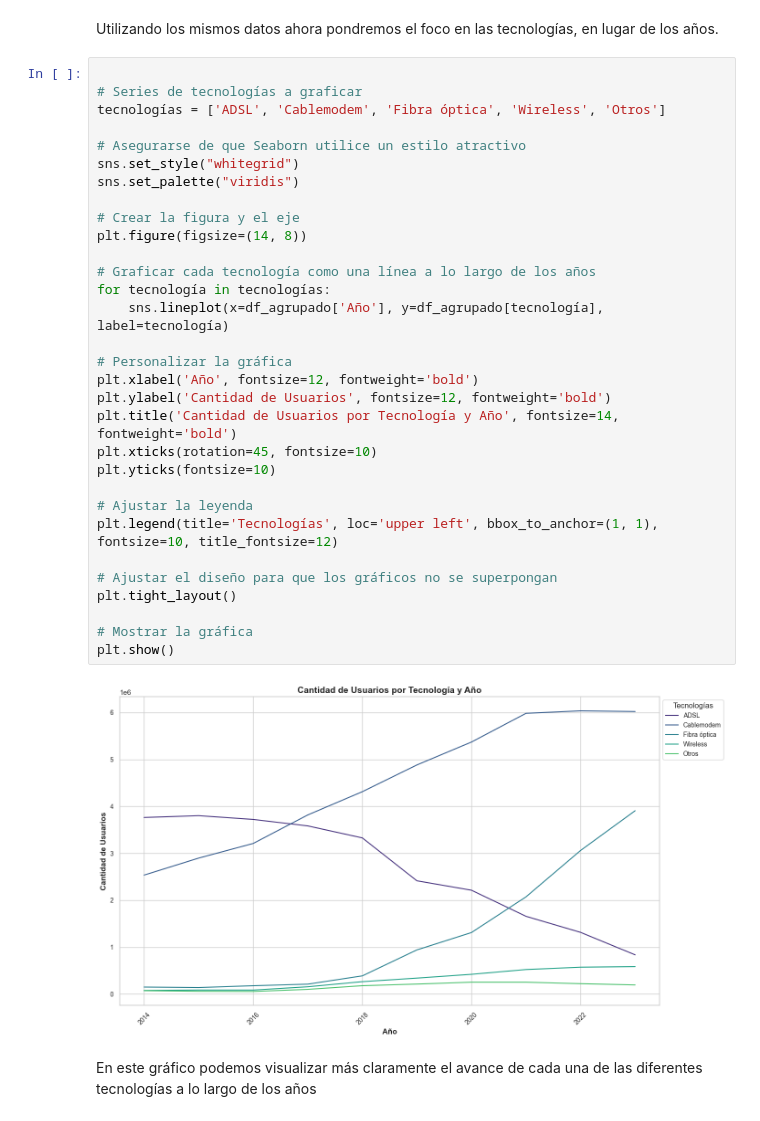
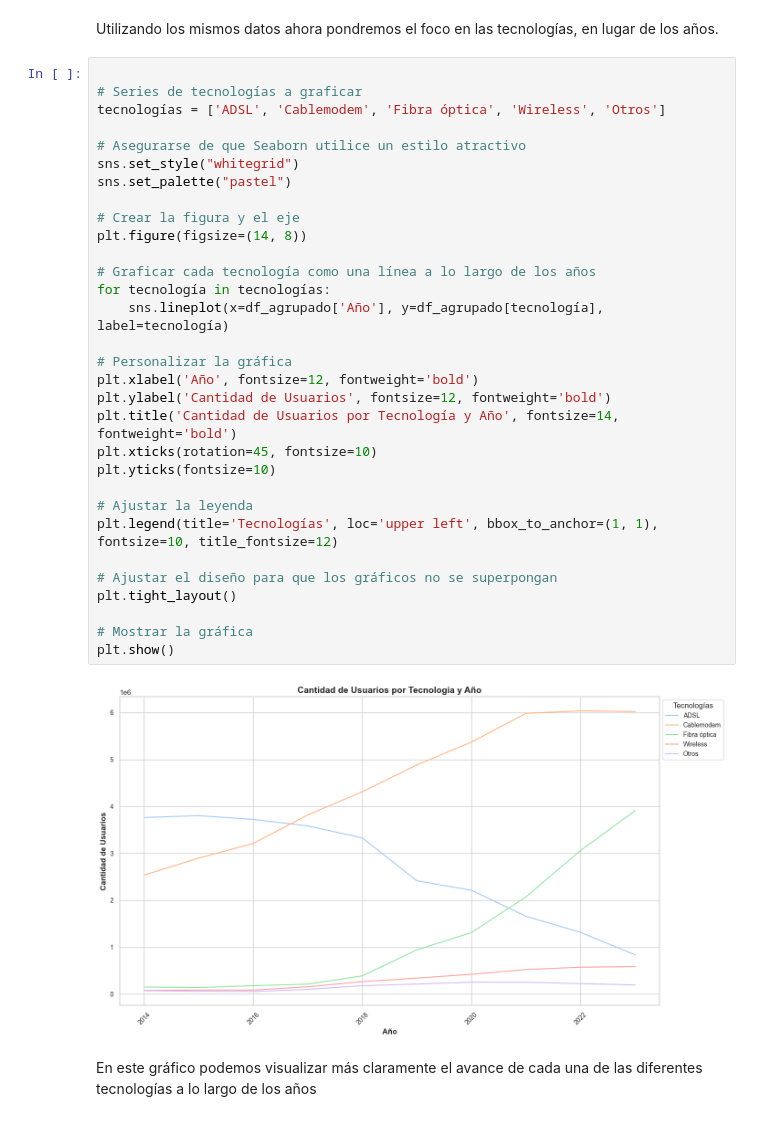
Before and after one commit to federicopiparo/Proyecto-Individual-N-2---Piparo-Federico, a Jupyter notebook: proyecto individual EDA -Federico piapro/EDA.ipynb, the cells around one changed output. Drawn from its saved outputs; the diff is of its cells as text.

```diff
--- a/proyecto individual EDA -Federico piapro/EDA.ipynb
+++ b/proyecto individual EDA -Federico piapro/EDA.ipynb
@@ -486,34 +482,34 @@ Utilizando los mismos datos ahora pondremos el foco en las tecnologías, en luga
 
 # Series de tecnologías a graficar
 tecnologías = ['ADSL', 'Cablemodem', 'Fibra óptica', 'Wireless', 'Otros']
 
 # Asegurarse de que Seaborn utilice un estilo atractivo
 sns.set_style("whitegrid")
-sns.set_palette("viridis")
+sns.set_palette("pastel")
 
 # Crear la figura y el eje
 plt.figure(figsize=(14, 8))
 
 # Graficar cada tecnología como una línea a lo largo de los años
 for tecnología in tecnologías:
     sns.lineplot(x=df_agrupado['Año'], y=df_agrupado[tecnología], label=tecnología)
 
 # Personalizar la gráfica
 plt.xlabel('Año', fontsize=12, fontweight='bold')
 plt.ylabel('Cantidad de Usuarios', fontsize=12, fontweight='bold')
 plt.title('Cantidad de Usuarios por Tecnología y Año', fontsize=14, fontweight='bold')
 plt.xticks(rotation=45, fontsize=10)
 plt.yticks(fontsize=10)
 
 # Ajustar la leyenda
 plt.legend(title='Tecnologías', loc='upper left', bbox_to_anchor=(1, 1), fontsize=10, title_fontsize=12)
 
 # Ajustar el diseño para que los gráficos no se superpongan
 plt.tight_layout()
 
 # Mostrar la gráfica
 plt.show()
 # %% [output]
-[figure, old version]
+[figure, new version]
 # %% [markdown]
 En este gráfico podemos visualizar más claramente el avance de cada una de las diferentes tecnologías a lo largo de los años
```
Also changed, not shown: parts of 25 cells of this notebook, 7 other files.
